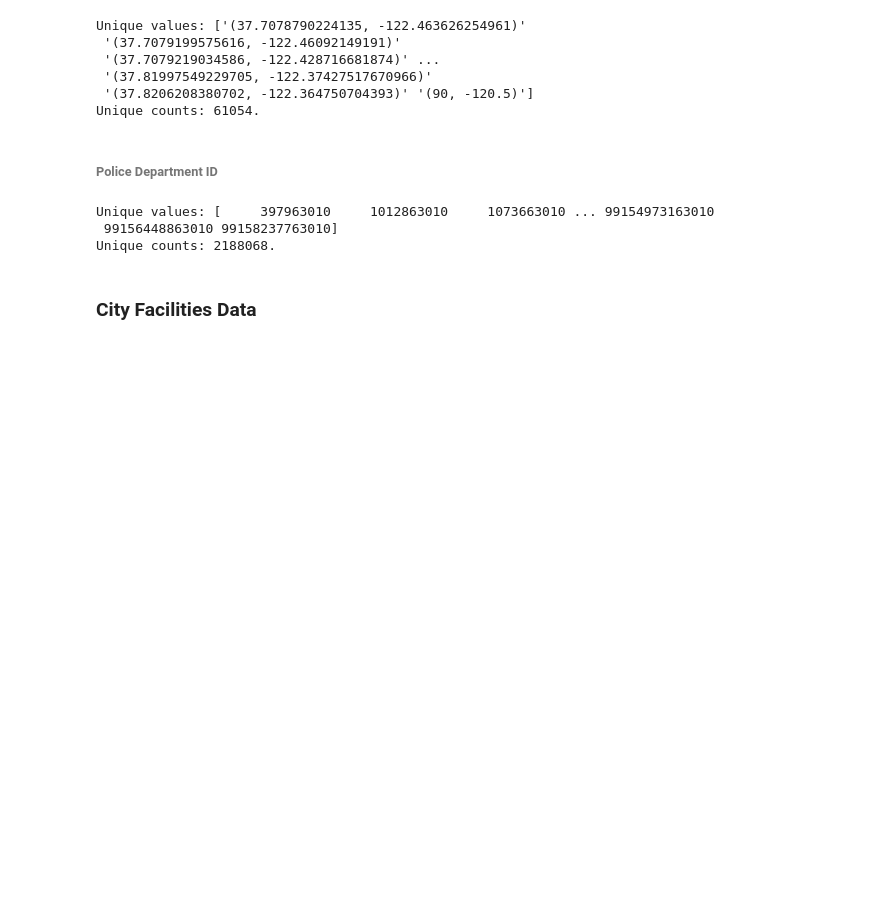
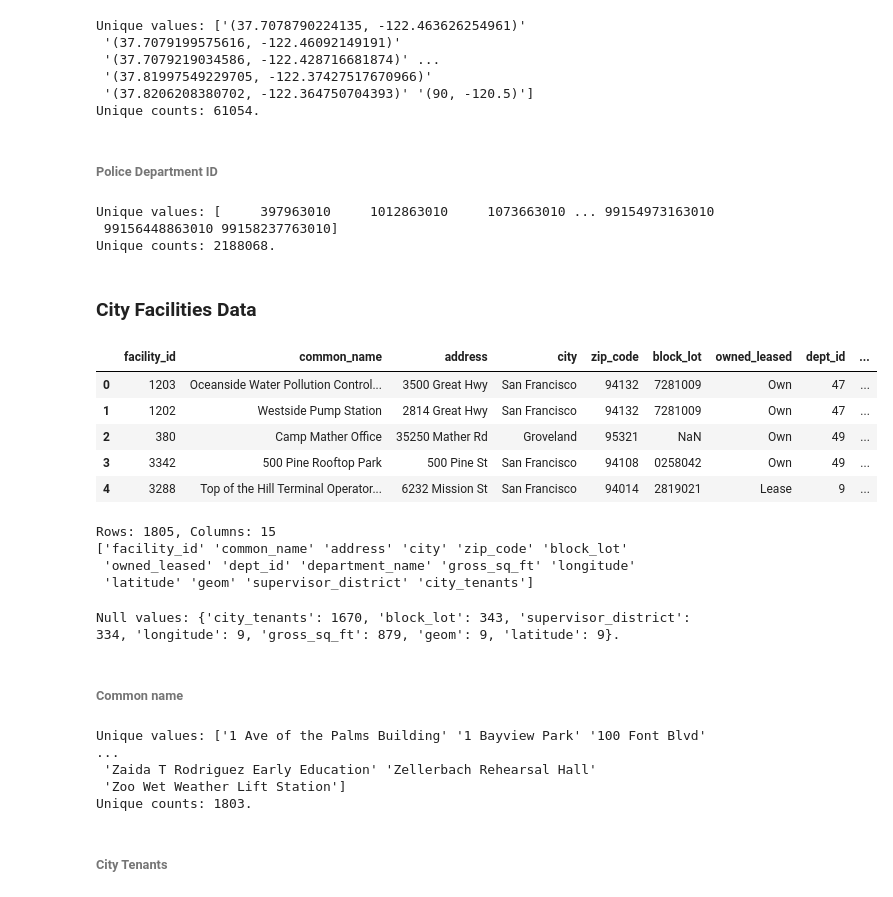
Before and after one commit to aashsub90/vigilante, a Jupyter notebook: data_exploration.ipynb, the cells around one changed output. Cells and saved outputs as stored; diff of their text form; code cells hidden in the pictures; blank space fills up the shorter version.

```diff
--- a/data_exploration.ipynb
+++ b/data_exploration.ipynb
@@ -177,3 +184,37 @@ Unique values: [     397963010     1012863010     1073663010 ... 99154973163010
 Unique counts: 2188068.
 # %% [markdown]
 ### City Facilities Data
+# %%
+city_facilities = pd.read_csv('data/city_facilities_data.csv')
+# %%
+city_facilities.head()
+# %% [output]
+|  | facility_id | common_name | address | city | zip_code | block_lot | owned_leased | dept_id | ... |
+| 0 | 1203 | Oceanside Water Pollution Control... | 3500 Great Hwy | San Francisco | 94132 | 7281009 | Own | 47 | ... |
+| 1 | 1202 | Westside Pump Station | 2814 Great Hwy | San Francisco | 94132 | 7281009 | Own | 47 | ... |
+| 2 | 380 | Camp Mather Office | 35250 Mather Rd | Groveland | 95321 | NaN | Own | 49 | ... |
+| 3 | 3342 | 500 Pine Rooftop Park | 500 Pine St | San Francisco | 94108 | 0258042 | Own | 49 | ... |
+| 4 | 3288 | Top of the Hill Terminal Operator... | 6232 Mission St | San Francisco | 94014 | 2819021 | Lease | 9 | ... |
+# %%
+print('Rows: %d, Columns: %d' % (city_facilities.shape[0], city_facilities.shape[1]))
+print(city_facilities.columns.values)
+# %% [output]
+Rows: 1805, Columns: 15
+['facility_id' 'common_name' 'address' 'city' 'zip_code' 'block_lot'
+ 'owned_leased' 'dept_id' 'department_name' 'gross_sq_ft' 'longitude'
+ 'latitude' 'geom' 'supervisor_district' 'city_tenants']
+# %%
+print('Null values: %s.' % identifyNullValues(city_facilities))
+# %% [output]
+Null values: {'city_tenants': 1670, 'block_lot': 343, 'supervisor_district': 334, 'longitude': 9, 'gross_sq_ft': 879, 'geom': 9, 'latitude': 9}.
+# %% [markdown]
+###### Common name
+# %%
+getStatsForColumn(city_facilities, 'common_name')
+# %% [output]
+Unique values: ['1 Ave of the Palms Building' '1 Bayview Park' '100 Font Blvd' ...
+ 'Zaida T Rodriguez Early Education' 'Zellerbach Rehearsal Hall'
+ 'Zoo Wet Weather Lift Station']
+Unique counts: 1803.
+# %% [markdown]
+###### City Tenants
```
Also changed, not shown: parts of 207 cells of this notebook.
